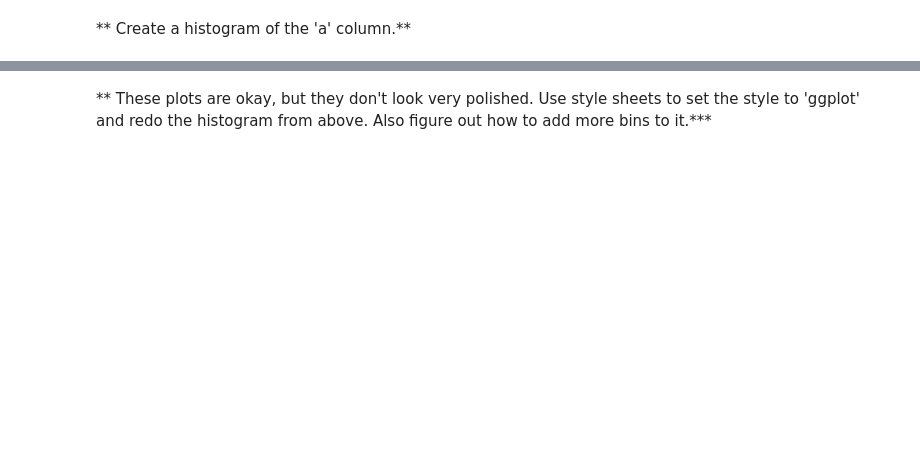
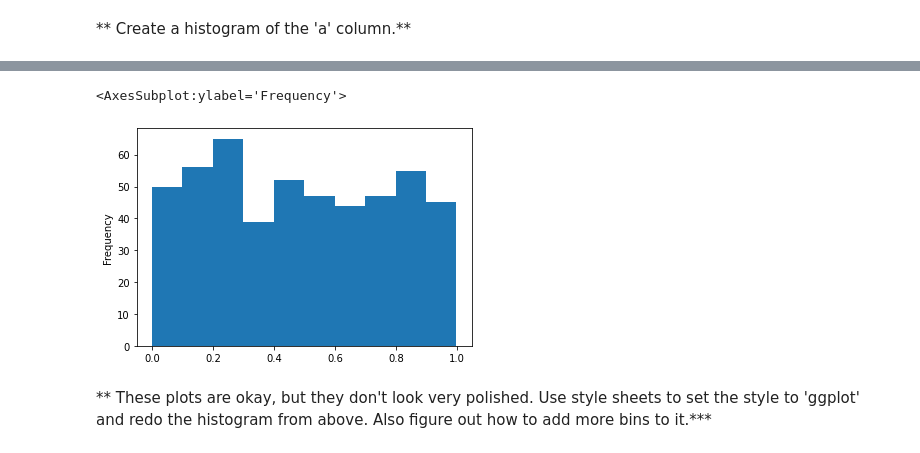
Before and after one commit to ritesh-chafer/python-for-data-science-and-machine-learning-bootcamp, a Jupyter notebook: Python for Data Visualization/Pandas Built-in Data Viz/Pandas Data Visualization Exercise .ipynb, the cells around one changed output, grey strips where cells are left out. Cells and saved outputs as stored; diff of their text form; code cells hidden in the pictures; blank space fills up the shorter version.

```diff
--- a/Python for Data Visualization/Pandas Built-in Data Viz/Pandas Data Visualization Exercise .ipynb
+++ b/Python for Data Visualization/Pandas Built-in Data Viz/Pandas Data Visualization Exercise .ipynb
@@ -46,2 +43,7 @@ df3.plot.scatter(x='a', y='b')
+# %%
+df3['a'].plot.hist()
+# %% [output]
+<AxesSubplot:ylabel='Frequency'>
+[figure, added]
 # %% [markdown]
 ** These plots are okay, but they don't look very polished. Use style sheets to set the style to 'ggplot' and redo the histogram from above. Also figure out how to add more bins to it.***
```
Also changed, not shown: parts of 8 cells of this notebook.
